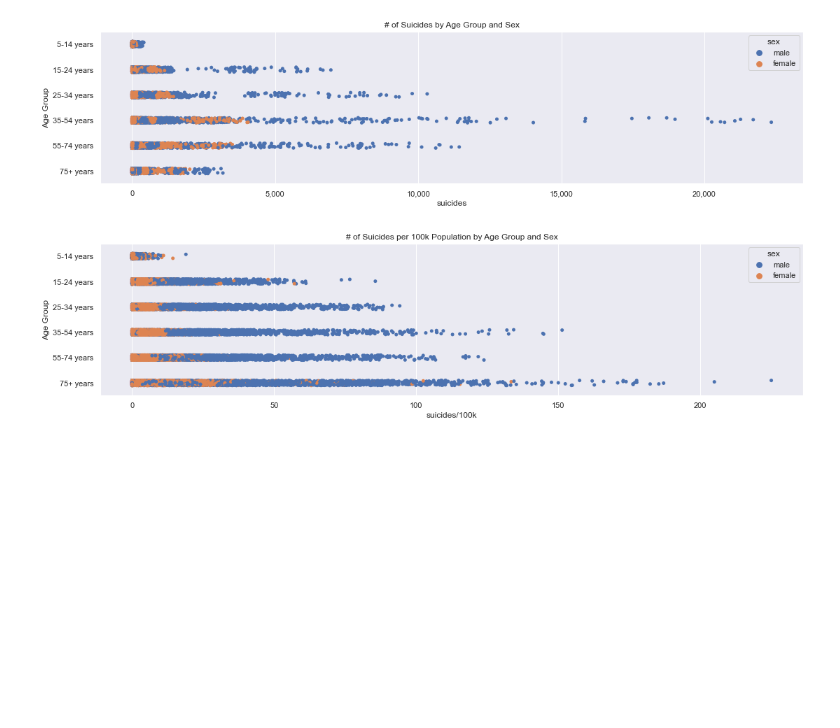
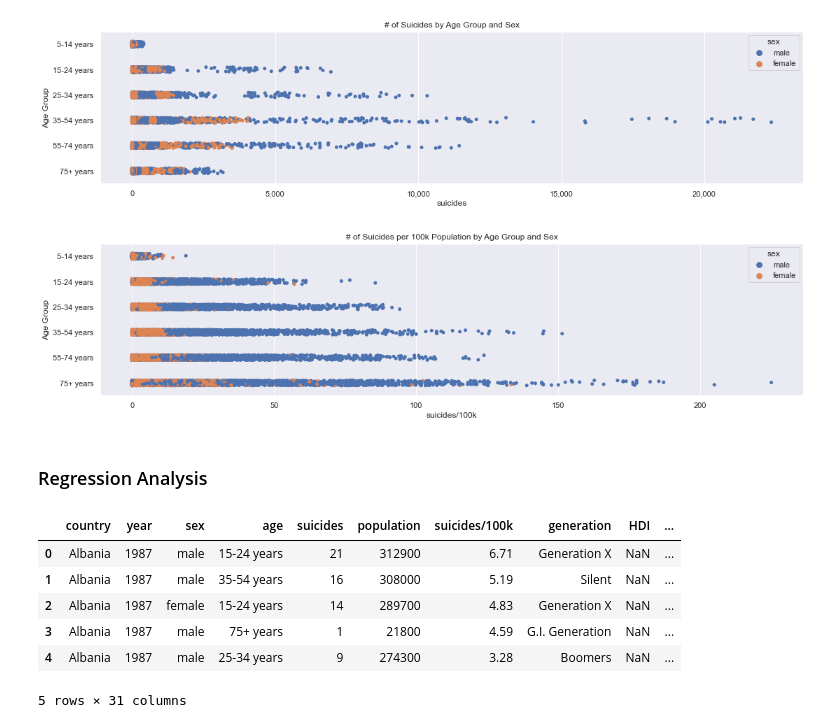
Before and after one commit to richardguarnieri/project_1, a Jupyter notebook: DataAnalysis.ipynb, the cells around one changed output. Saved outputs shown, nothing was run; the diff lists cells and outputs as text; code cells hidden in the pictures; blank space fills up the shorter version.

```diff
--- a/DataAnalysis.ipynb
+++ b/DataAnalysis.ipynb
@@ -498,3 +503,15 @@ plt.show()
 # %% [output]
 [figure]
 [figure]
+# %% [markdown]
+### Regression Analysis
+# %%
+df.head()
+# %% [output]
+|  | country | year | sex | age | suicides | population | suicides/100k | generation | HDI | ... |
+| 0 | Albania | 1987 | male | 15-24 years | 21 | 312900 | 6.71 | Generation X | NaN | ... |
+| 1 | Albania | 1987 | male | 35-54 years | 16 | 308000 | 5.19 | Silent | NaN | ... |
+| 2 | Albania | 1987 | female | 15-24 years | 14 | 289700 | 4.83 | Generation X | NaN | ... |
+| 3 | Albania | 1987 | male | 75+ years | 1 | 21800 | 4.59 | G.I. Generation | NaN | ... |
+| 4 | Albania | 1987 | male | 25-34 years | 9 | 274300 | 3.28 | Boomers | NaN | ... |
+5 rows × 31 columns
```
Also changed, not shown: parts of 35 cells of this notebook, 6 other files.
